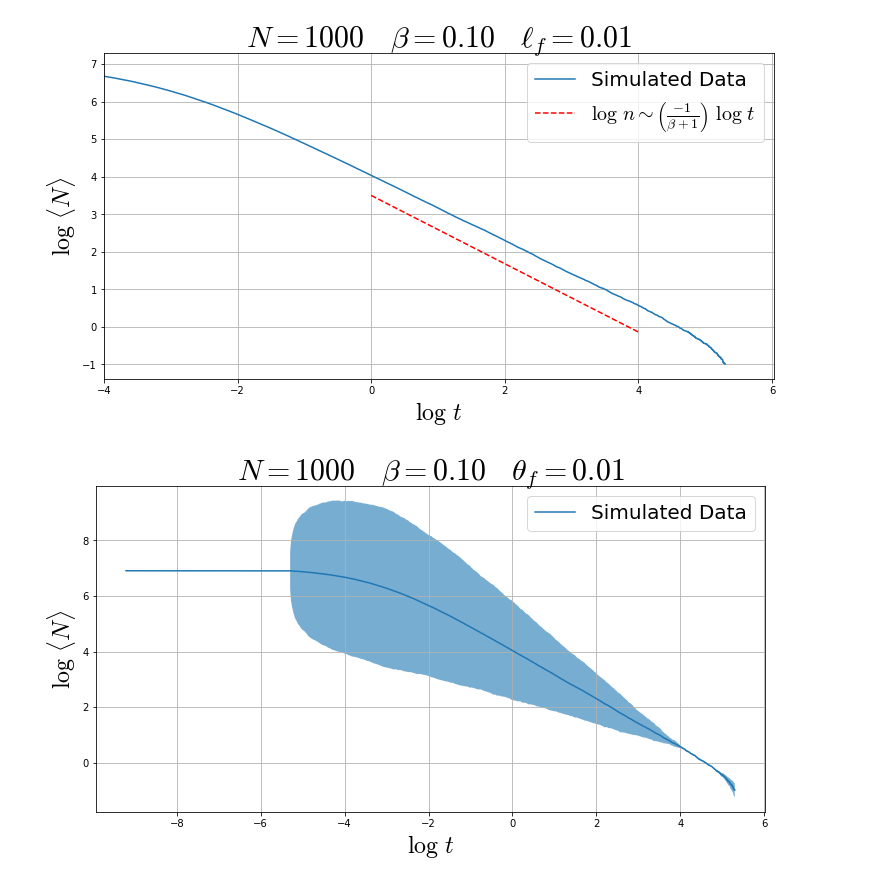
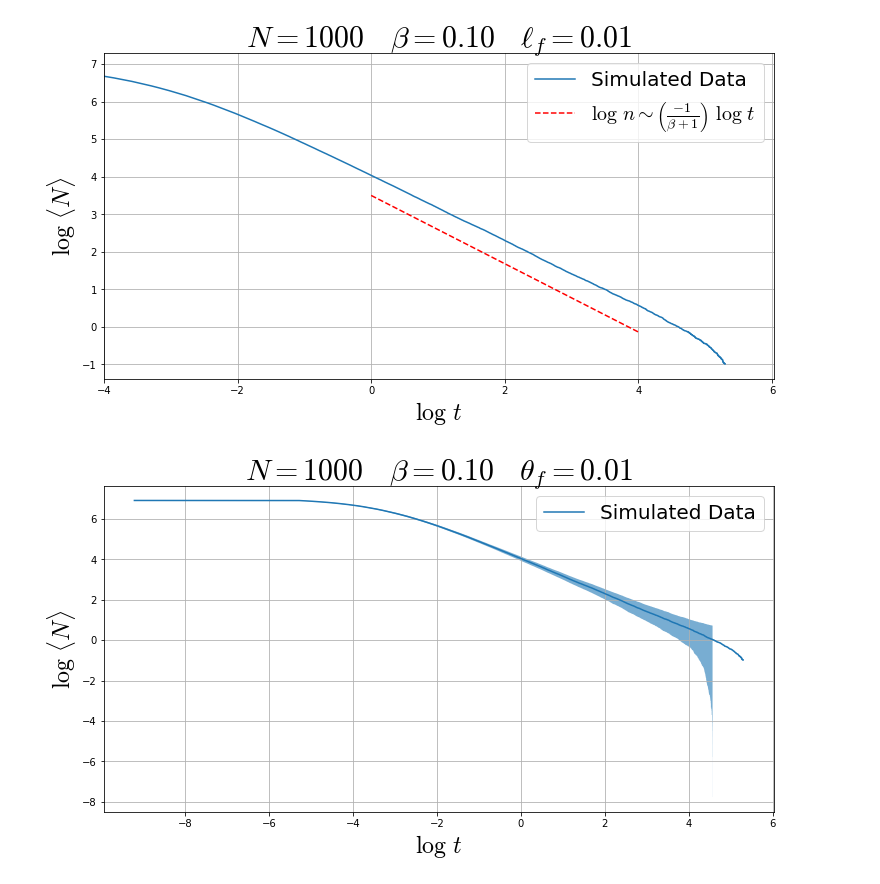
Before and after one commit to GabrielTellez/ARTICLE-SIMULATION, a Jupyter notebook: res/N1000B0.1LF0.01.ipynb, the cells around one changed output. Saved outputs shown, nothing was run; the diff lists cells and outputs as text; code cells hidden in the pictures.

```diff
--- a/res/N1000B0.1LF0.01.ipynb
+++ b/res/N1000B0.1LF0.01.ipynb
@@ -191,19 +204,19 @@ plt.close()
 # %%
 plt.figure(figsize=(12,6))
 
 plt.plot(df.log_t,df.log_N,label='Simulated Data')
 
-upper=df['log_N']+np.log(df['std_N'])
-lower=df['log_N']-np.log(df['std_N'])
+upper=np.log(df['N_avg']+df['std_N'])
+lower=np.log(df['N_avg']-df['std_N'])
 plt.fill_between(df.log_t,upper,lower,alpha=0.6)
 
 plt.title(r'$N=%i \quad \beta=%.2f \quad \theta_f=%g$'%(N,beta,s),fontsize=30)
 plt.xlabel(r'$\log \ t$',fontsize=24)
 plt.ylabel(r'$\log \ \langle N \rangle $',fontsize=24)
 
 plt.grid(zorder=3)
 plt.legend(fontsize=20)
 plt.show()
 plt.close()
 # %% [output]
-[figure, old version]
+[figure, new version]
```
Also changed, not shown: parts of 5 cells of this notebook, 3 other files.
